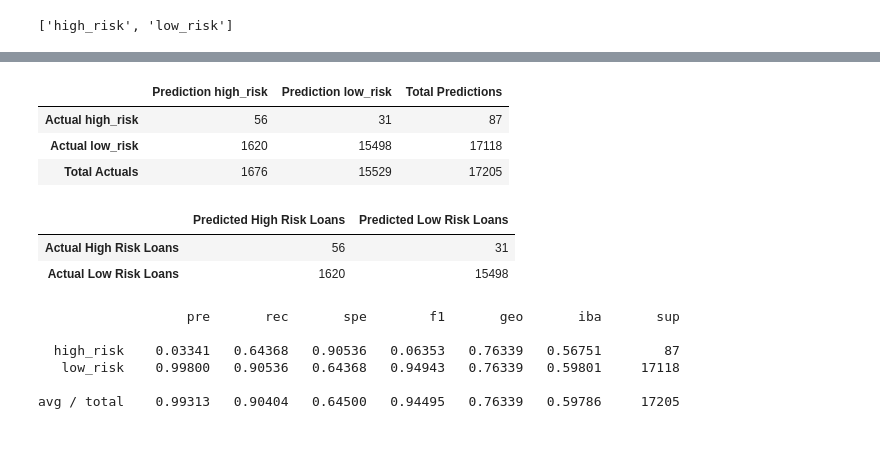
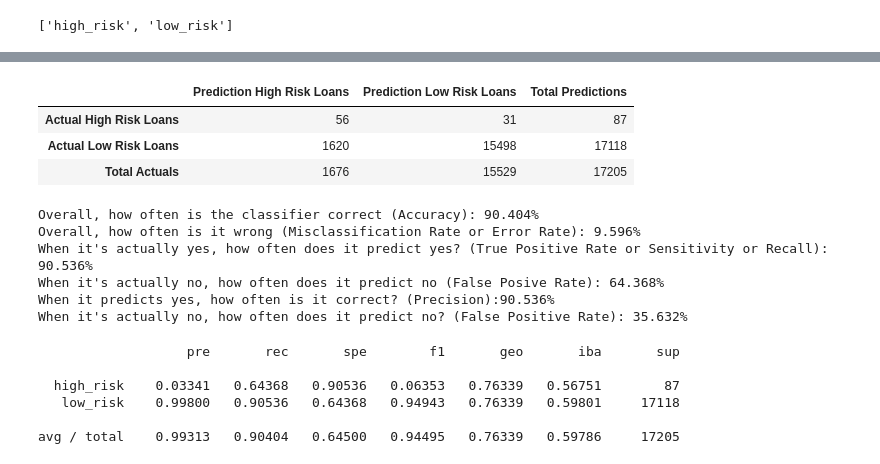
Before and after one commit to etholpalmer/Classification-of-Risk-with-ML, a Jupyter notebook: credit_risk_ensemble.ipynb, the cells around one changed output, grey strips where cells are left out. Cells and saved outputs as stored; diff of their text form; code cells hidden in the pictures.

```diff
--- a/credit_risk_ensemble.ipynb
+++ b/credit_risk_ensemble.ipynb
@@ -224,24 +209,19 @@ When it's actually no, how often does it predict no? (False Positive Rate): 35.6
-# %%
-x_df
-# %% [output]
-|  | Prediction high_risk | Prediction low_risk | Total Predictions |
-| Actual high_risk | 56 | 31 | 87 |
-| Actual low_risk | 1620 | 15498 | 17118 |
-| Total Actuals | 1676 | 15529 | 17205 |
-# %%
-# Display the confusion matrix
-from sklearn.metrics import confusion_matrix
-
-cm_df = pd.DataFrame(
-    data=confusion_matrix(y_test, y_pred_brf)
-    , index=["Actual High Risk Loans", "Actual Low Risk Loans"]
-    , columns=["Predicted High Risk Loans", "Predicted Low Risk Loans"]
-)
-display(cm_df)
-# %% [output]
-|  | Predicted High Risk Loans | Predicted Low Risk Loans |
-| Actual High Risk Loans | 56 | 31 |
-| Actual Low Risk Loans | 1620 | 15498 |
+# %%
+# Display the confusion matrix
+n=["High Risk Loans", "Low Risk Loans"]
+cm_df = Generate_Confusion_Matrix(y_test=y_test, y_pred=y_pred_brf,names=n)
+Describe_Confusion_Matrix(cm_df)
+# %% [output]
+|  | Prediction High Risk Loans | Prediction Low Risk Loans | Total Predictions |
+| Actual High Risk Loans | 56 | 31 | 87 |
+| Actual Low Risk Loans | 1620 | 15498 | 17118 |
+| Total Actuals | 1676 | 15529 | 17205 |
+Overall, how often is the classifier correct (Accuracy): 90.404%
+Overall, how often is it wrong (Misclassification Rate or Error Rate): 9.596%
+When it's actually yes, how often does it predict yes? (True Positive Rate or Sensitivity or Recall): 90.536%
+When it's actually no, how often does it predict no (False Posive Rate): 64.368%
+When it predicts yes, how often is it correct? (Precision):90.536%
+When it's actually no, how often does it predict no? (False Positive Rate): 35.632%
 # %%
 # Print the imbalanced classification report
 from imblearn.metrics import classification_report_imbalanced
```
Also changed, not shown: parts of 11 cells of this notebook.
